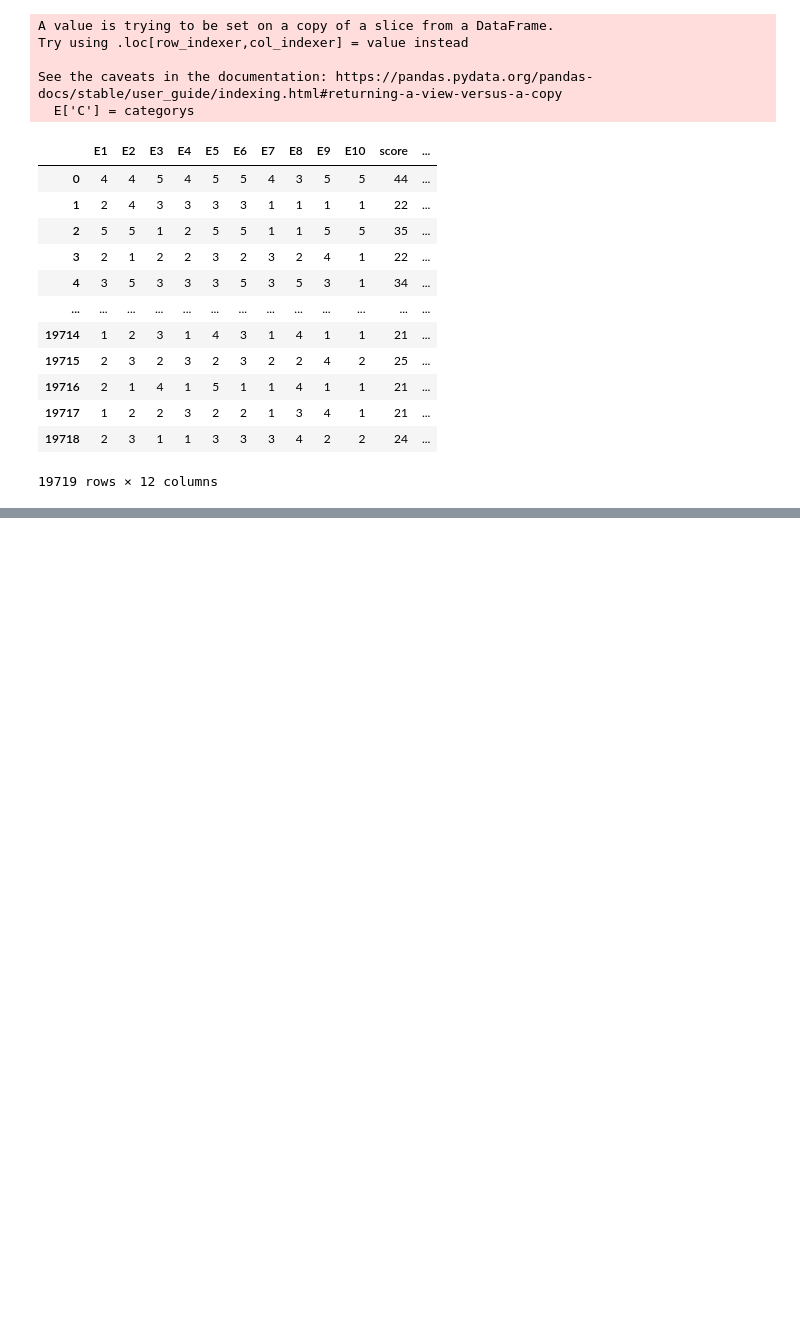
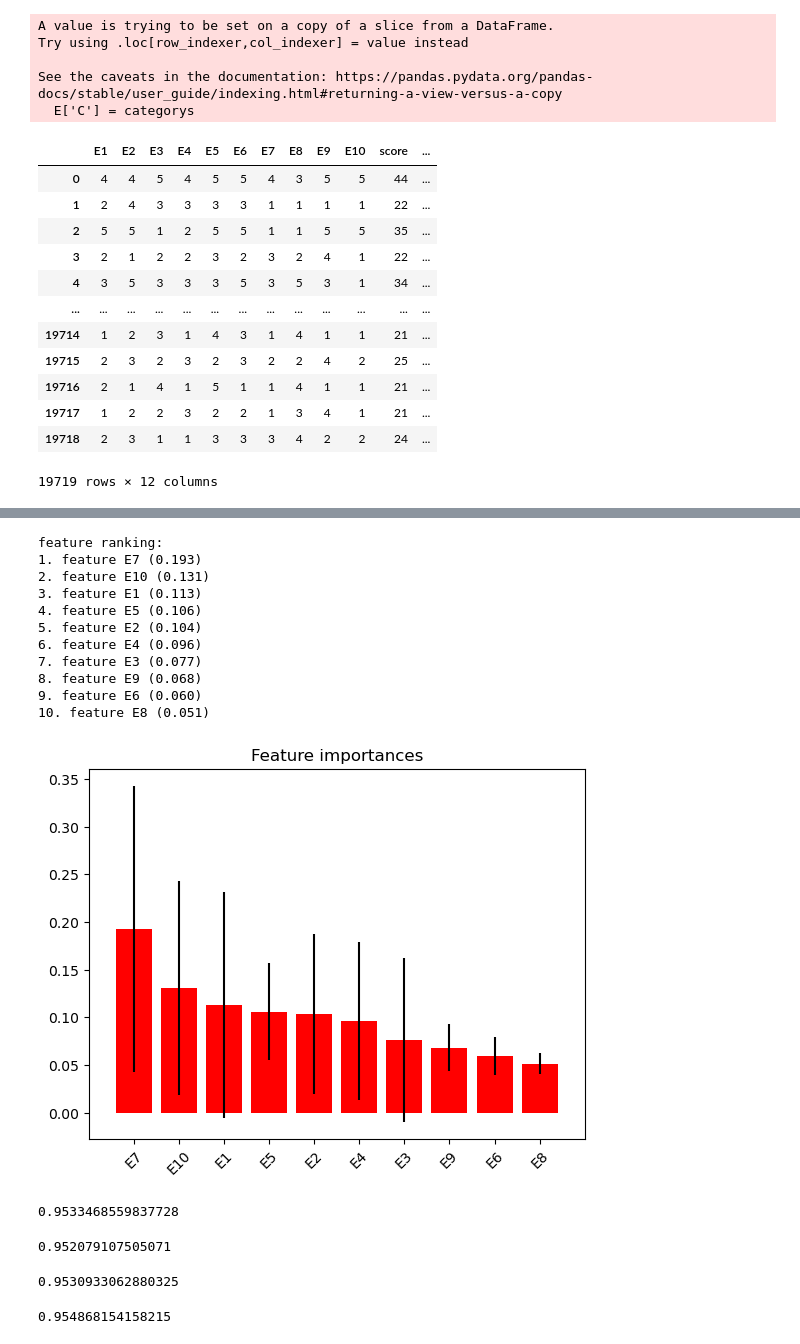
Before and after one commit to eogns5012/big5, a Jupyter notebook: random_forest.ipynb, the cells around one changed output, grey strips where cells are left out. Saved outputs shown, nothing was run; the diff lists cells and outputs as text; code cells hidden in the pictures; blank space fills up the shorter version.

```diff
--- a/random_forest.ipynb
+++ b/random_forest.ipynb
@@ -150 +119,31 @@ print('정확도 : %.2f' %((len(C_test_y) - (C_test_y != C_y_pred).sum()) / len(
 정확도 : 0.97
+# %%
+importances = C_classifier.feature_importances_
+std = np.std([tree.feature_importances_ for tree in C_classifier.estimators_], axis=0)
+indices = np.argsort(importances)[::-1]
+
+print("feature ranking:")
+
+for f in range(len(C_train_X.columns)):
+    print("{}. feature {} ({:.3f})".format(f+1, C_train_X.columns[indices][f], importances[indices[f]]))
+
+plt.figure()
+plt.title("Feature importances")
+plt.bar(range(len(C_train_X.columns)), importances[indices],
+       color = "r", yerr = std[indices], align = "center")
+plt.xticks(range(len(C_train_X.columns)), C_train_X.columns[indices], rotation = 45)
+plt.xlim([-1, len(C_train_X.columns)])
+plt.show()
+# %% [output]
+feature ranking:
+1. feature E7 (0.193)
+2. feature E10 (0.131)
+3. feature E1 (0.113)
+4. feature E5 (0.106)
+5. feature E2 (0.104)
+6. feature E4 (0.096)
+7. feature E3 (0.077)
+8. feature E9 (0.068)
+9. feature E6 (0.060)
+10. feature E8 (0.051)
+[figure, added]
@@ -150,0 +152,44 @@ print('정확도 : %.2f' %((len(C_test_y) - (C_test_y != C_y_pred).sum()) / len(
+# %%
+E7_trans_C_train_X = C_train_X.copy()
+random.shuffle(E7_trans_C_train_X.loc[:,"E7"])
+
+E7_trans_C_classifier = RandomForestClassifier(n_estimators = 10)
+E7_trans_C_classifier.fit(E7_trans_C_train_X, C_train_y)
+
+E7_trans_C_score =E7_trans_C_classifier.score(C_test_X, C_test_y)
+print(E7_trans_C_score)
+# %% [output]
+0.9533468559837728
+# %%
+E10_trans_C_train_X = C_train_X.copy()
+random.shuffle(E10_trans_C_train_X.loc[:,"E10"])
+
+E10_trans_C_classifier = RandomForestClassifier(n_estimators = 10)
+E10_trans_C_classifier.fit(E10_trans_C_train_X, C_train_y)
+
+E10_trans_C_score =E10_trans_C_classifier.score(C_test_X, C_test_y)
+print(E10_trans_C_score)
+# %% [output]
+0.952079107505071
+# %%
+E1_trans_C_train_X = C_train_X.copy()
+random.shuffle(E1_trans_C_train_X.loc[:,"E1"])
+
+E1_trans_C_classifier = RandomForestClassifier(n_estimators = 10)
+E1_trans_C_classifier.fit(E1_trans_C_train_X, C_train_y)
+
+E1_trans_C_score =E1_trans_C_classifier.score(C_test_X, C_test_y)
+print(E1_trans_C_score)
+# %% [output]
+0.9530933062880325
+# %%
+E5_trans_C_train_X = C_train_X.copy()
+random.shuffle(E5_trans_C_train_X.loc[:,"E5"])
+
+E5_trans_C_classifier = RandomForestClassifier(n_estimators = 10)
+E5_trans_C_classifier.fit(E5_trans_C_train_X, C_train_y)
+
+E5_trans_C_score =E5_trans_C_classifier.score(C_test_X, C_test_y)
+print(E5_trans_C_score)
+# %% [output]
+0.954868154158215
```
Also changed, not shown: parts of 18 cells of this notebook, 1 other file.
